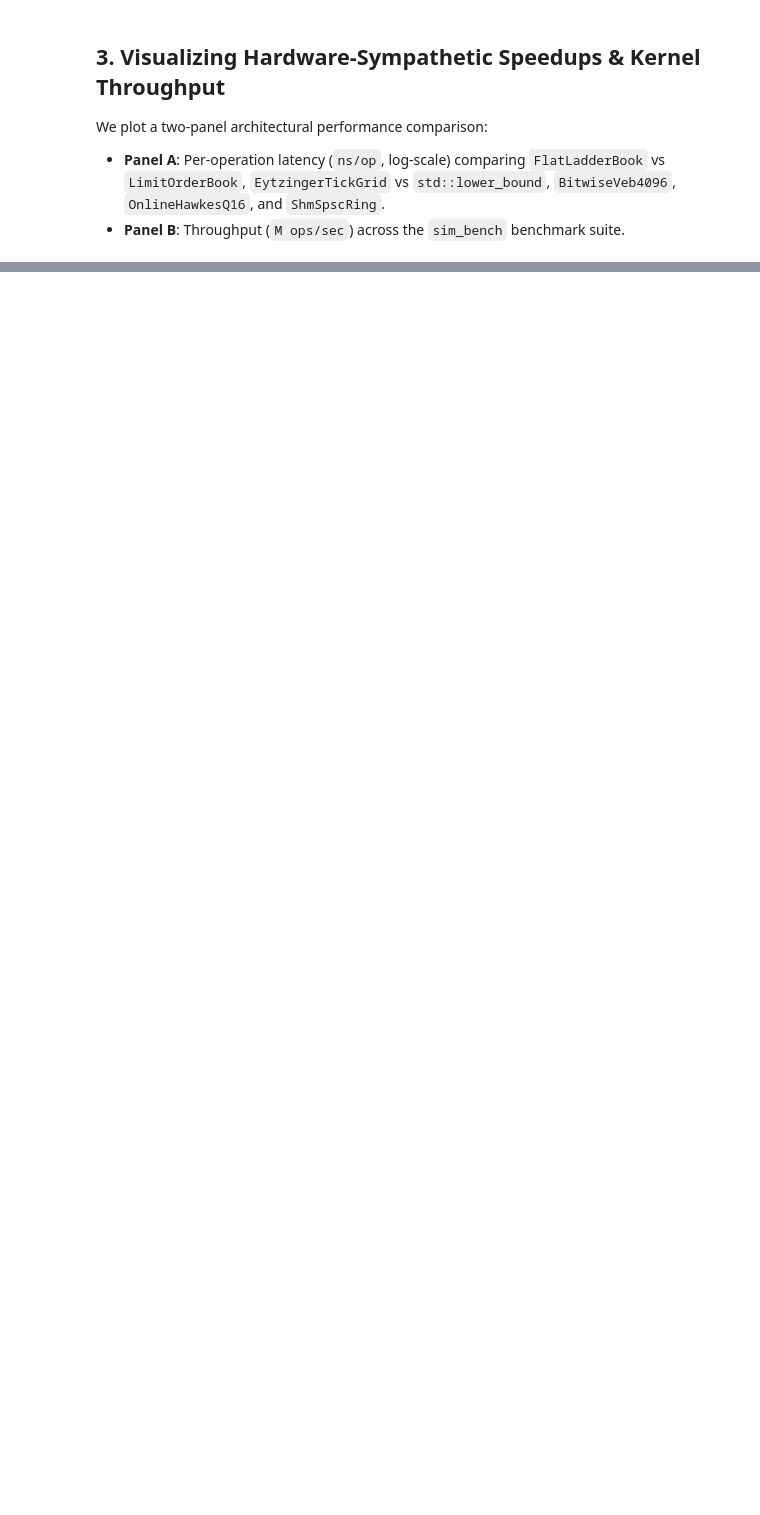
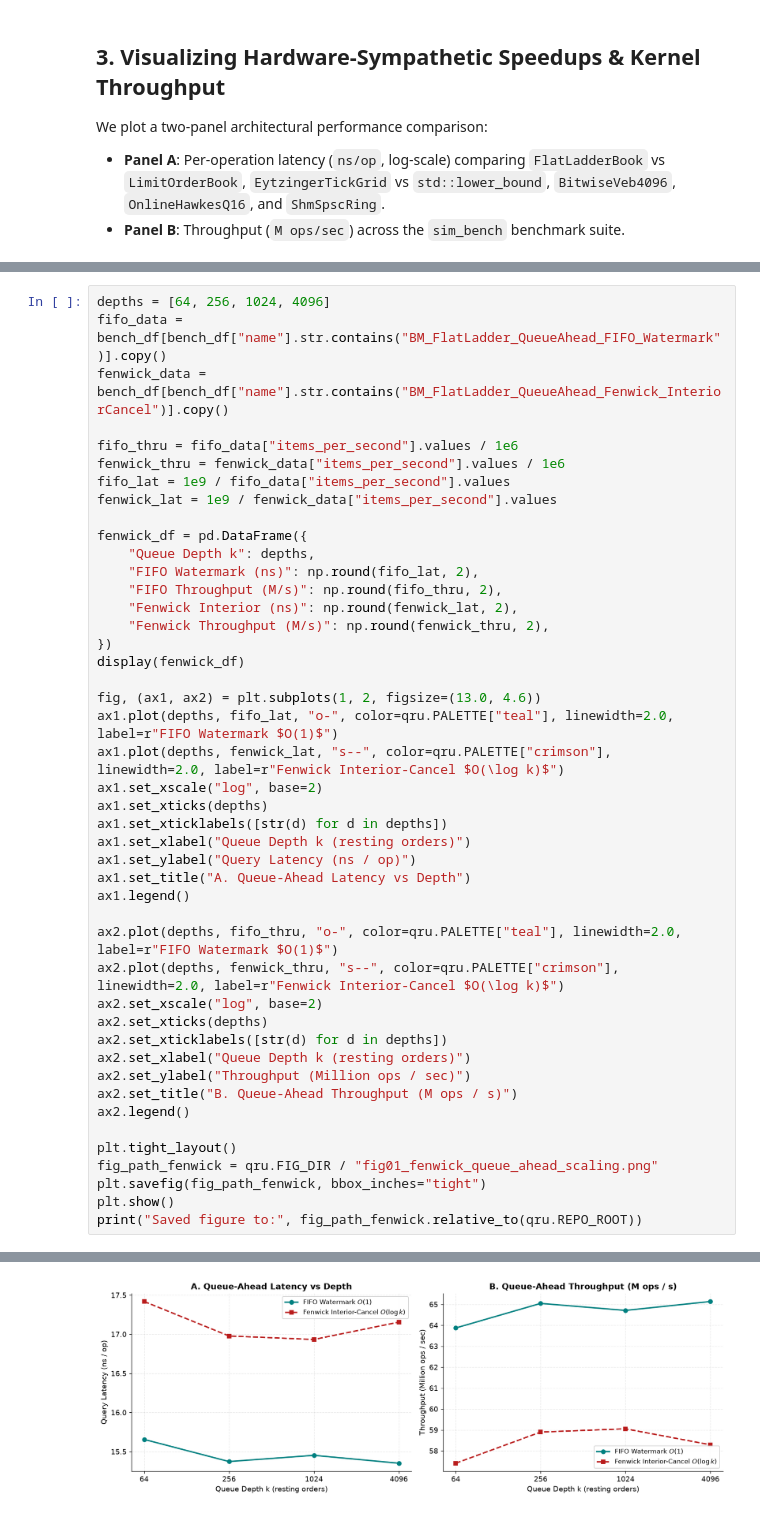
Before and after one commit to r-irbe/queue-reactive-book, a Jupyter notebook: notebooks/01_architecture_benchmarks_and_veb_parity.ipynb, the cells around one changed output, grey strips where cells are left out. Cells and saved outputs as stored; diff of their text form; blank space fills up the shorter version.

Commit message:
feat(bench,notebooks): add Google-Benchmark suites, GPU parity & Hawkes-QR calibration, and re-execute notebooks 01-03

```diff
--- a/notebooks/01_architecture_benchmarks_and_veb_parity.ipynb
+++ b/notebooks/01_architecture_benchmarks_and_veb_parity.ipynb
@@ -167,0 +181,46 @@ Saved figure to: notebooks/figures/fig01_architecture_benchmarks.png
+# %%
+depths = [64, 256, 1024, 4096]
+fifo_data = bench_df[bench_df["name"].str.contains("BM_FlatLadder_QueueAhead_FIFO_Watermark")].copy()
+fenwick_data = bench_df[bench_df["name"].str.contains("BM_FlatLadder_QueueAhead_Fenwick_InteriorCancel")].copy()
+
+fifo_thru = fifo_data["items_per_second"].values / 1e6
+fenwick_thru = fenwick_data["items_per_second"].values / 1e6
+fifo_lat = 1e9 / fifo_data["items_per_second"].values
+fenwick_lat = 1e9 / fenwick_data["items_per_second"].values
+
+fenwick_df = pd.DataFrame({
+    "Queue Depth k": depths,
+    "FIFO Watermark (ns)": np.round(fifo_lat, 2),
+    "FIFO Throughput (M/s)": np.round(fifo_thru, 2),
+    "Fenwick Interior (ns)": np.round(fenwick_lat, 2),
+    "Fenwick Throughput (M/s)": np.round(fenwick_thru, 2),
+})
+display(fenwick_df)
+
+fig, (ax1, ax2) = plt.subplots(1, 2, figsize=(13.0, 4.6))
+ax1.plot(depths, fifo_lat, "o-", color=qru.PALETTE["teal"], linewidth=2.0, label=r"FIFO Watermark $O(1)$")
+ax1.plot(depths, fenwick_lat, "s--", color=qru.PALETTE["crimson"], linewidth=2.0, label=r"Fenwick Interior-Cancel $O(\log k)$")
+ax1.set_xscale("log", base=2)
+ax1.set_xticks(depths)
+ax1.set_xticklabels([str(d) for d in depths])
+ax1.set_xlabel("Queue Depth k (resting orders)")
+ax1.set_ylabel("Query Latency (ns / op)")
+ax1.set_title("A. Queue-Ahead Latency vs Depth")
+ax1.legend()
+
+ax2.plot(depths, fifo_thru, "o-", color=qru.PALETTE["teal"], linewidth=2.0, label=r"FIFO Watermark $O(1)$")
+ax2.plot(depths, fenwick_thru, "s--", color=qru.PALETTE["crimson"], linewidth=2.0, label=r"Fenwick Interior-Cancel $O(\log k)$")
+ax2.set_xscale("log", base=2)
+ax2.set_xticks(depths)
+ax2.set_xticklabels([str(d) for d in depths])
+ax2.set_xlabel("Queue Depth k (resting orders)")
+ax2.set_ylabel("Throughput (Million ops / sec)")
+ax2.set_title("B. Queue-Ahead Throughput (M ops / s)")
+ax2.legend()
+
+plt.tight_layout()
+fig_path_fenwick = qru.FIG_DIR / "fig01_fenwick_queue_ahead_scaling.png"
+plt.savefig(fig_path_fenwick, bbox_inches="tight")
+plt.show()
+print("Saved figure to:", fig_path_fenwick.relative_to(qru.REPO_ROOT))
+# %% [output]
@@ -167,0 +232 @@ Saved figure to: notebooks/figures/fig01_architecture_benchmarks.png
+[figure, added]
```
Also changed, not shown: parts of 10 cells of this notebook, 15 other files.
